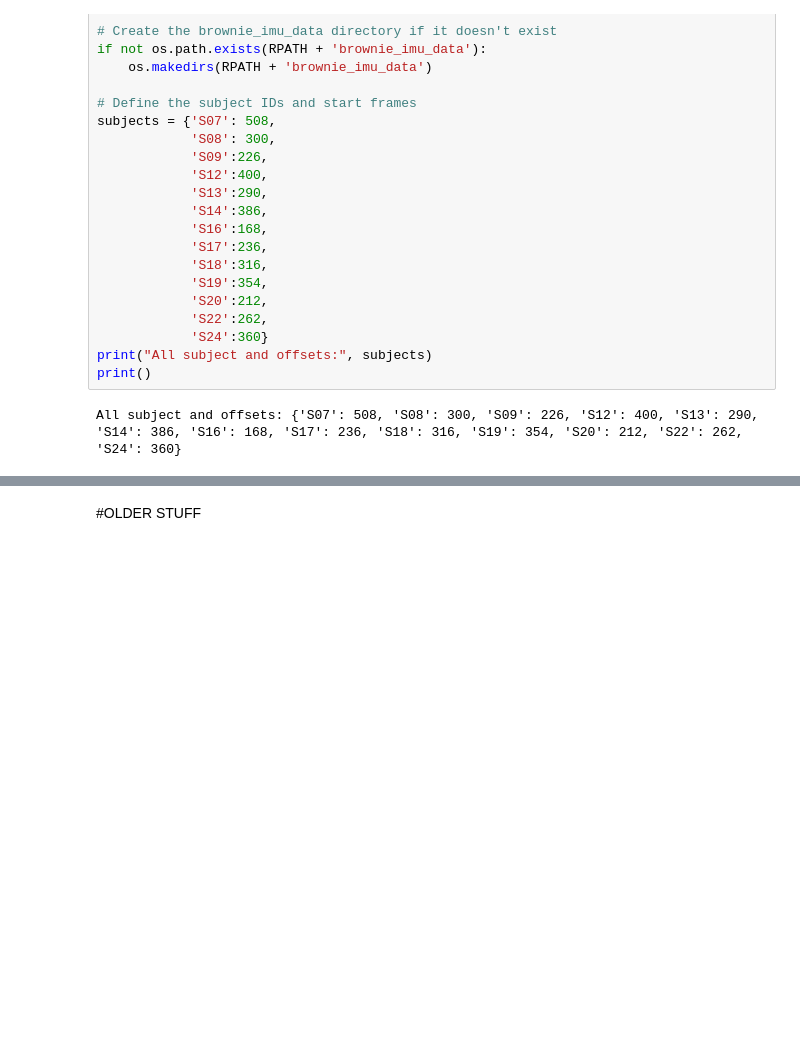
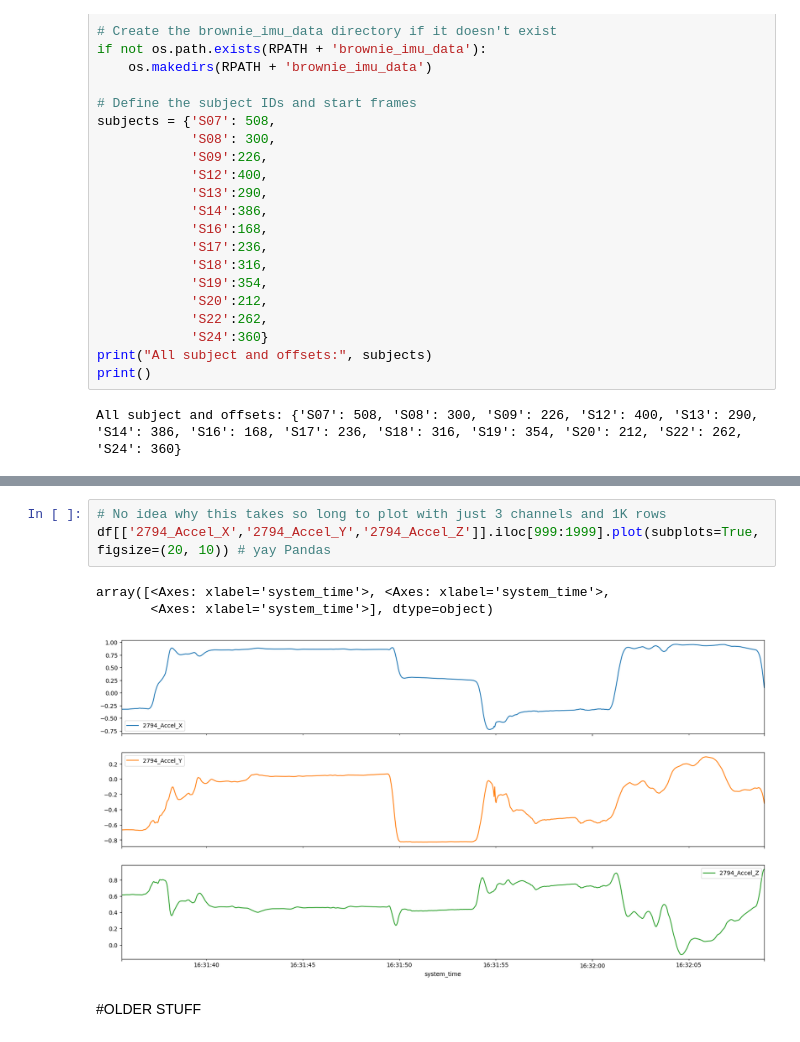
Before and after one commit to imics-lab/load_data_time_series, a Jupyter notebook: ADL/CMU-kitchen/CMU-MoCap-load-dataset.ipynb, the cells around one changed output, grey strips where cells are left out. Drawn from its saved outputs; the diff is of its cells as text; blank space fills up the shorter version.

```diff
--- a/ADL/CMU-kitchen/CMU-MoCap-load-dataset.ipynb
+++ b/ADL/CMU-kitchen/CMU-MoCap-load-dataset.ipynb
@@ -321,3 +355,10 @@ Processing 3337_02-13_11_34_28-time.txt...
+# %%
+# No idea why this takes so long to plot with just 3 channels and 1K rows
+df[['2794_Accel_X','2794_Accel_Y','2794_Accel_Z']].iloc[999:1999].plot(subplots=True, figsize=(20, 10)) # yay Pandas
+# %% [output]
+array([<Axes: xlabel='system_time'>, <Axes: xlabel='system_time'>,
+       <Axes: xlabel='system_time'>], dtype=object)
+[figure, added]
 # %% [markdown]
 #OLDER STUFF
 # %%
```
Also changed, not shown: parts of 5 cells of this notebook.
